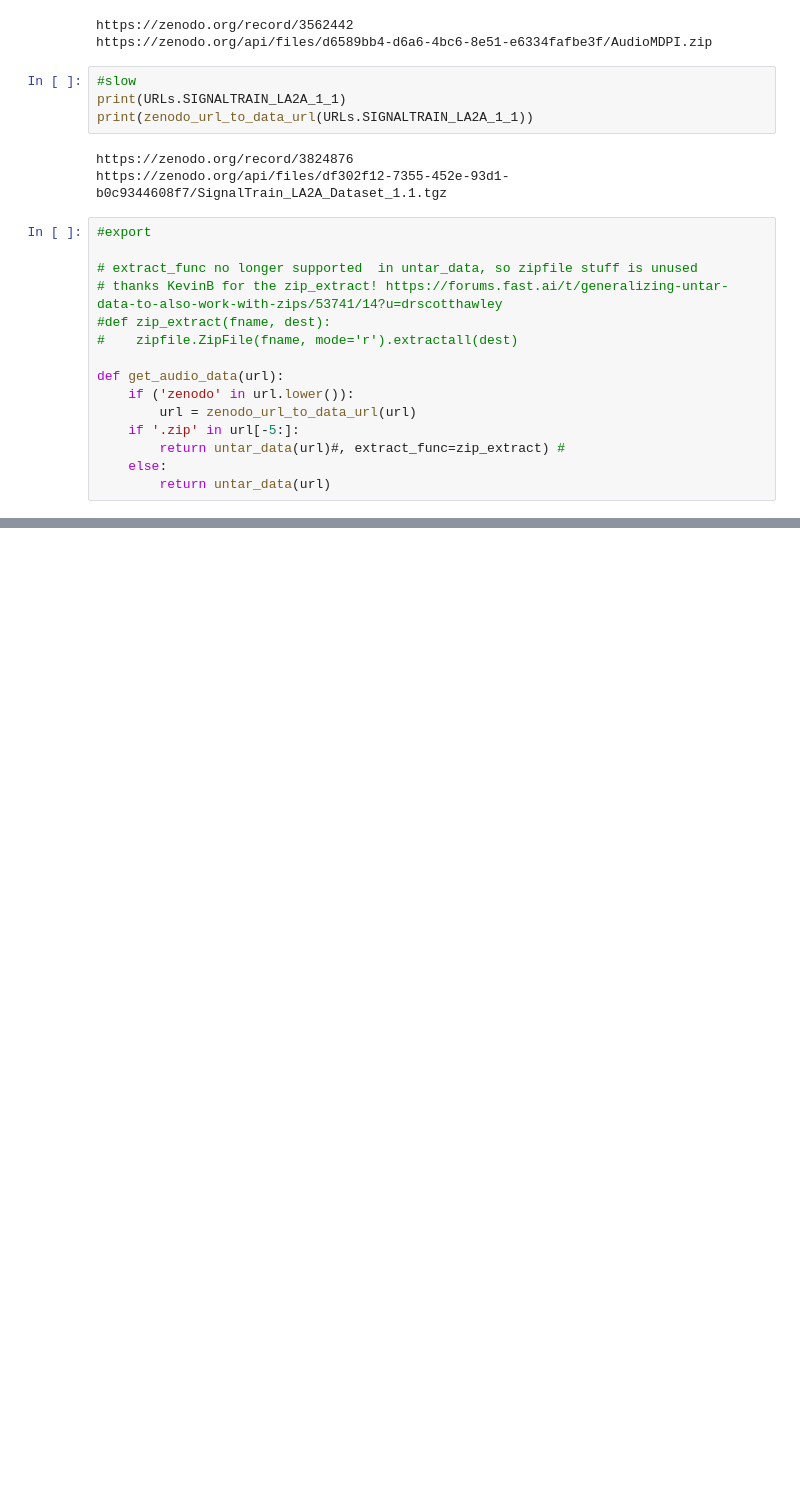
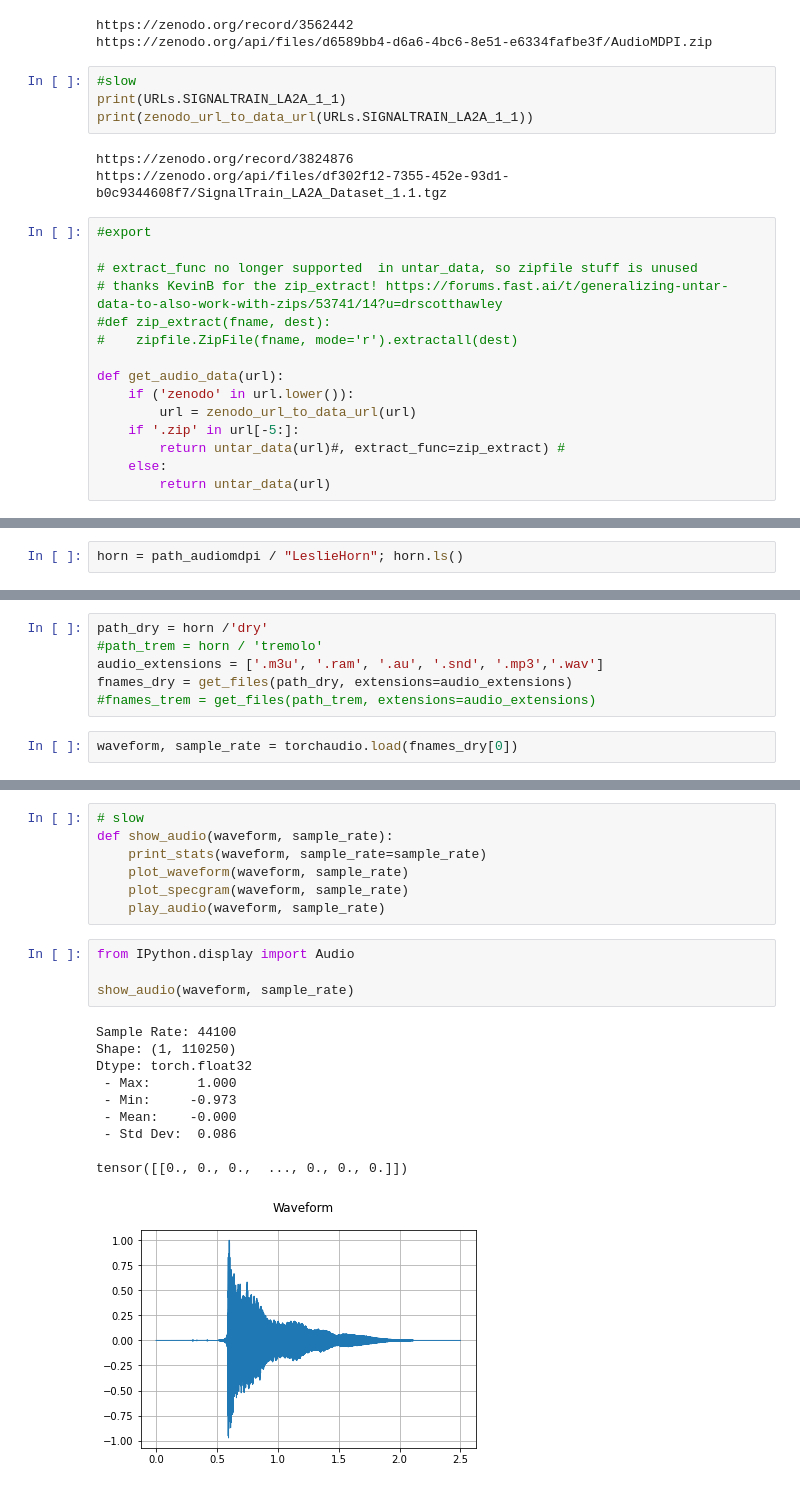
Before and after one commit to drscotthawley/fastproaudio, a Jupyter notebook: 00_core.ipynb, the cells around one changed output, grey strips where cells are left out. Drawn from its saved outputs; the diff is of its cells as text; blank space fills up the shorter version.

Commit message:
adding show routines to core

```diff
--- a/00_core.ipynb
+++ b/00_core.ipynb
@@ -81,0 +97,2 @@ Path('/home/shawley/.fastai/data/AudioMDPI')
+# %%
+horn = path_audiomdpi / "LeslieHorn"; horn.ls()
@@ -81,0 +101,8 @@ Path('/home/shawley/.fastai/data/AudioMDPI')
+# %%
+path_dry = horn /'dry'
+#path_trem = horn / 'tremolo'
+audio_extensions = ['.m3u', '.ram', '.au', '.snd', '.mp3','.wav']
+fnames_dry = get_files(path_dry, extensions=audio_extensions)
+#fnames_trem = get_files(path_trem, extensions=audio_extensions)
+# %%
+waveform, sample_rate = torchaudio.load(fnames_dry[0])
@@ -81,0 +264,22 @@ Path('/home/shawley/.fastai/data/AudioMDPI')
+# %%
+# slow
+def show_audio(waveform, sample_rate):
+    print_stats(waveform, sample_rate=sample_rate)
+    plot_waveform(waveform, sample_rate)
+    plot_specgram(waveform, sample_rate)
+    play_audio(waveform, sample_rate)
+# %%
+from IPython.display import Audio
+
+show_audio(waveform, sample_rate)
+# %% [output]
+Sample Rate: 44100
+Shape: (1, 110250)
+Dtype: torch.float32
+ - Max:      1.000
+ - Min:     -0.973
+ - Mean:    -0.000
+ - Std Dev:  0.086
+
+tensor([[0., 0., 0.,  ..., 0., 0., 0.]])
+[figure, added]
```
Also changed, not shown: parts of 13 cells of this notebook, 3 other files.
